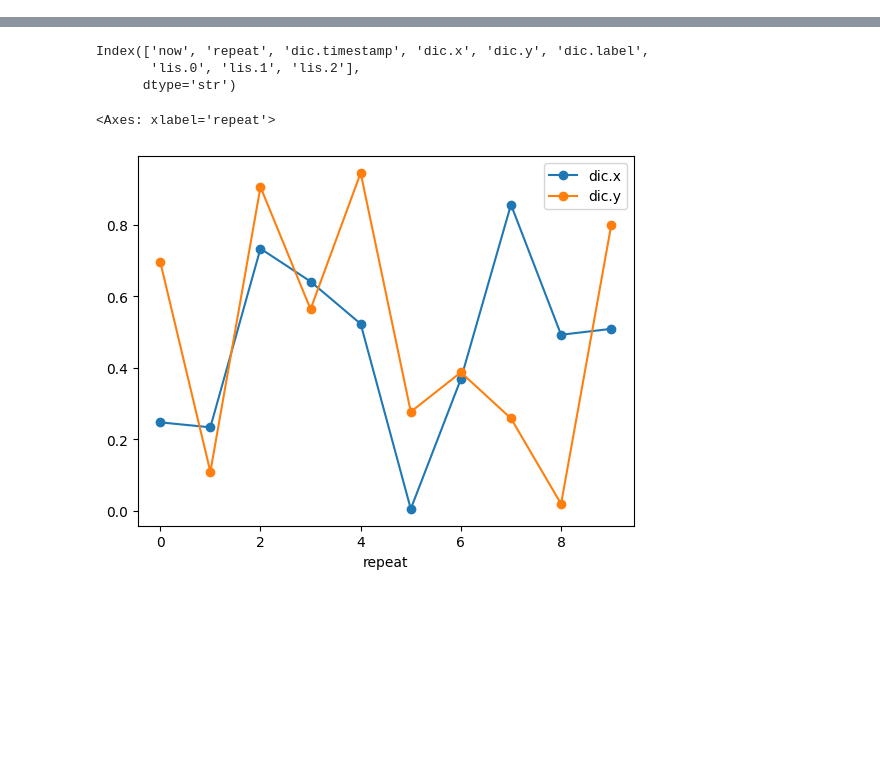
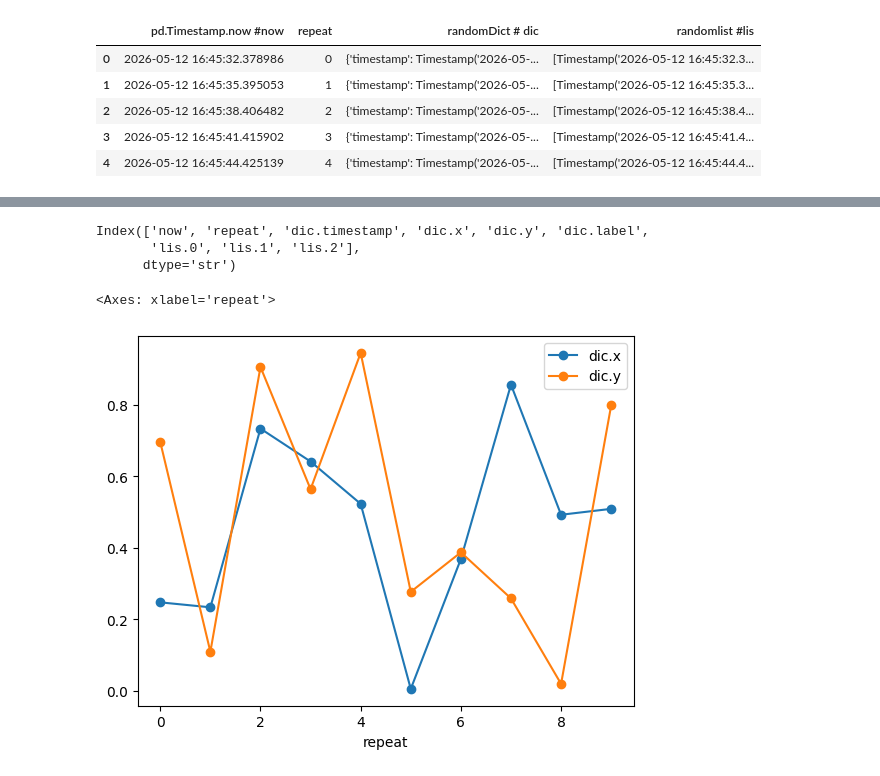
Before and after one commit to OrionSmedley/SagnacOperatingSys, a Jupyter notebook: MinimalSagnac/Examples/dictExpander.ipynb, the cells around one changed output, grey strips where cells are left out. Saved outputs shown, nothing was run; the diff lists cells and outputs as text; code cells hidden in the pictures; blank space fills up the shorter version.

Commit message:
gptDictExpander

```diff
--- a/MinimalSagnac/Examples/dictExpander.ipynb
+++ b/MinimalSagnac/Examples/dictExpander.ipynb
@@ -37,7 +17,5 @@ def rename_columns(df):
     return df
 # %%
 raw = pd.read_csv(csv_file, comment=";")
-raw = rename_columns_old(raw)
-# raw
-raw.dic[0]
+raw.head()
 # %% [output]
@@ -45,3 +22,9 @@ raw.dic[0]
+|  | pd.Timestamp.now #now | repeat | randomDict # dic | randomlist #lis |
+| 0 | 2026-05-12 16:45:32.378986 | 0 | {'timestamp': Timestamp('2026-05-... | [Timestamp('2026-05-12 16:45:32.3... |
+| 1 | 2026-05-12 16:45:35.395053 | 1 | {'timestamp': Timestamp('2026-05-... | [Timestamp('2026-05-12 16:45:35.3... |
+| 2 | 2026-05-12 16:45:38.406482 | 2 | {'timestamp': Timestamp('2026-05-... | [Timestamp('2026-05-12 16:45:38.4... |
+| 3 | 2026-05-12 16:45:41.415902 | 3 | {'timestamp': Timestamp('2026-05-... | [Timestamp('2026-05-12 16:45:41.4... |
+| 4 | 2026-05-12 16:45:44.425139 | 4 | {'timestamp': Timestamp('2026-05-... | [Timestamp('2026-05-12 16:45:44.4... |
 # %%
 df = rename_columns(raw)
 df.head()
```
Also changed, not shown: parts of 5 cells of this notebook, 2 other files.
